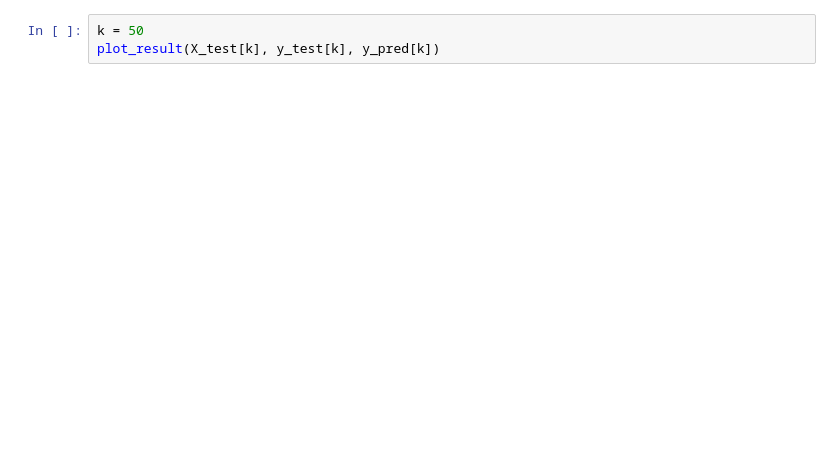
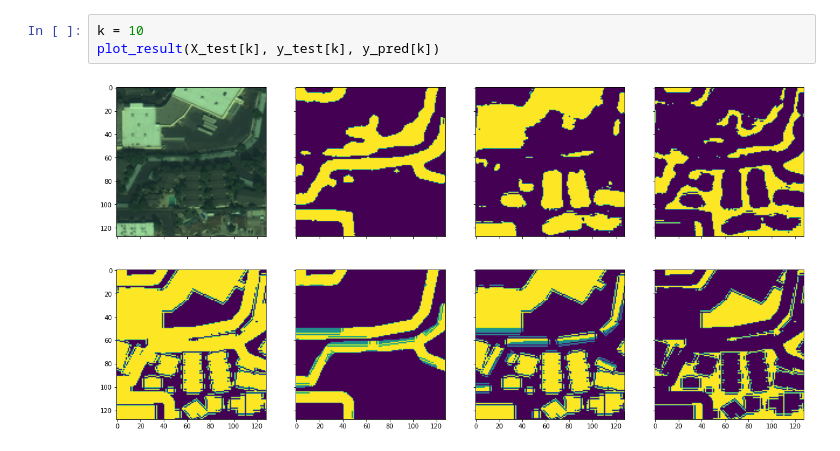
Before and after one commit to Luke-Pratley/building_road_segmentation, a Jupyter notebook: notebooks/basic_unet.ipynb, the cells around one changed output. Drawn from its saved outputs; the diff is of its cells as text; blank space fills up the shorter version.

```diff
--- a/notebooks/basic_unet.ipynb
+++ b/notebooks/basic_unet.ipynb
@@ -111,3 +130,5 @@ train_iou_metric.reset_state()
 # %%
-k = 50
+k = 10
 plot_result(X_test[k], y_test[k], y_pred[k])
+# %% [output]
+[figure, added]
```
Also changed, not shown: parts of 8 cells of this notebook.
